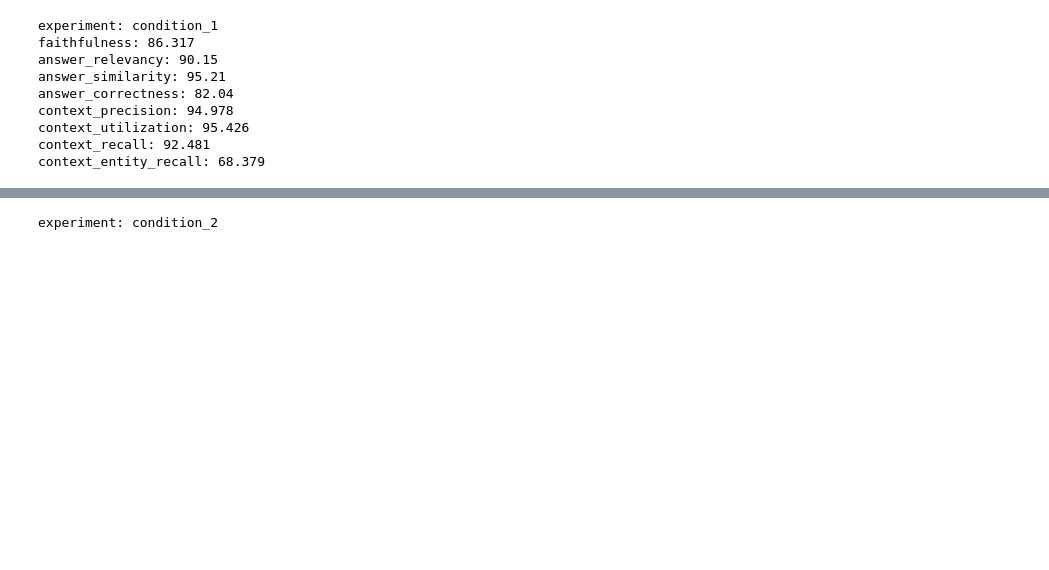
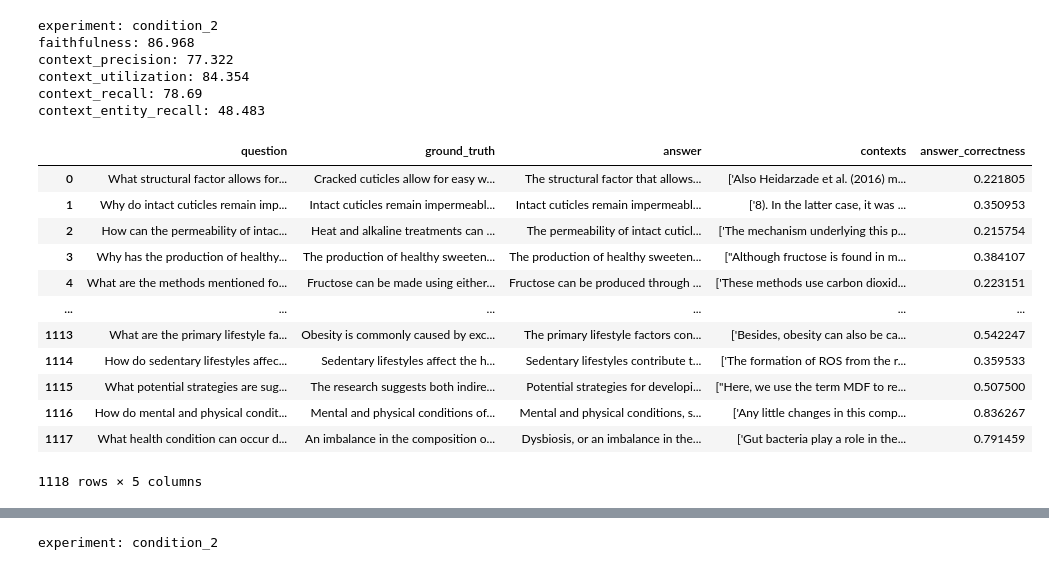
Before and after one commit to zz9tf/Fine-Tuned-GPT-2-with-articles-ground-truth, a Jupyter notebook: code/llamaIndex/experiment/step_5_evluation_score/score/result_reader.ipynb, the cells around one changed output, grey strips where cells are left out. Saved outputs shown, nothing was run; the diff lists cells and outputs as text; code cells hidden in the pictures; blank space fills up the shorter version.

```diff
--- a/code/llamaIndex/experiment/step_5_evluation_score/score/result_reader.ipynb
+++ b/code/llamaIndex/experiment/step_5_evluation_score/score/result_reader.ipynb
@@ -23,16 +23,13 @@ matrixes = [
     'context_entity_recall'
 ]
 
-condition = "condition_1"
+condition = "condition_2"
 
-visulize_result_with_condition(condition, matrixes)
+visulize_result_with_condition(condition, matrixes, './gpt-4o-batch-all-target_with_predictor_retrieved_contexts_dataset_condition_2')
 # %% [output]
-experiment: condition_1
-faithfulness: 86.317
-answer_relevancy: 90.15
-answer_similarity: 95.21
-answer_correctness: 82.04
-context_precision: 94.978
-context_utilization: 95.426
-context_recall: 92.481
-context_entity_recall: 68.379
+experiment: condition_2
+faithfulness: 86.968
+context_precision: 77.322
+context_utilization: 84.354
+context_recall: 78.69
+context_entity_recall: 48.483
@@ -38,0 +38,16 @@ context_entity_recall: 68.379
+# %%
+df
+# %% [output]
+|  | question | ground_truth | answer | contexts | answer_correctness |
+| 0 | What structural factor allows for... | Cracked cuticles allow for easy w... | The structural factor that allows... | ['Also Heidarzade et al. (2016) m... | 0.221805 |
+| 1 | Why do intact cuticles remain imp... | Intact cuticles remain impermeabl... | Intact cuticles remain impermeabl... | ['8). In the latter case, it was ... | 0.350953 |
+| 2 | How can the permeability of intac... | Heat and alkaline treatments can ... | The permeability of intact cuticl... | ['The mechanism underlying this p... | 0.215754 |
+| 3 | Why has the production of healthy... | The production of healthy sweeten... | The production of healthy sweeten... | ["Although fructose is found in m... | 0.384107 |
+| 4 | What are the methods mentioned fo... | Fructose can be made using either... | Fructose can be produced through ... | ['These methods use carbon dioxid... | 0.223151 |
+| ... | ... | ... | ... | ... | ... |
+| 1113 | What are the primary lifestyle fa... | Obesity is commonly caused by exc... | The primary lifestyle factors con... | ['Besides, obesity can also be ca... | 0.542247 |
+| 1114 | How do sedentary lifestyles affec... | Sedentary lifestyles affect the h... | Sedentary lifestyles contribute t... | ['The formation of ROS from the r... | 0.359533 |
+| 1115 | What potential strategies are sug... | The research suggests both indire... | Potential strategies for developi... | ["Here, we use the term MDF to re... | 0.507500 |
+| 1116 | How do mental and physical condit... | Mental and physical conditions of... | Mental and physical conditions, s... | ['Any little changes in this comp... | 0.836267 |
+| 1117 | What health condition can occur d... | An imbalance in the composition o... | Dysbiosis, or an imbalance in the... | ['Gut bacteria play a role in the... | 0.791459 |
+1118 rows × 5 columns
```
Also changed, not shown: parts of 7 cells of this notebook, 33 other files.
